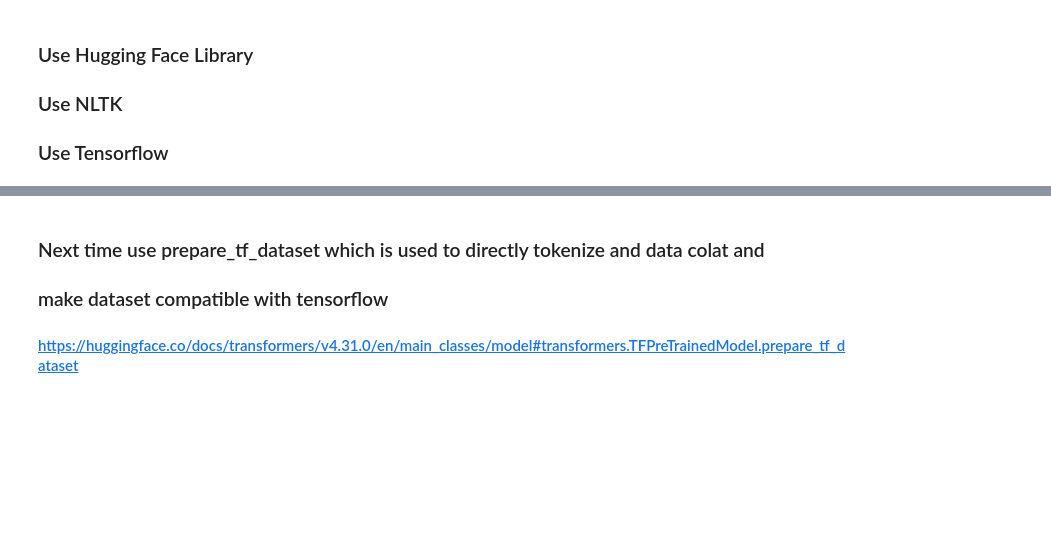
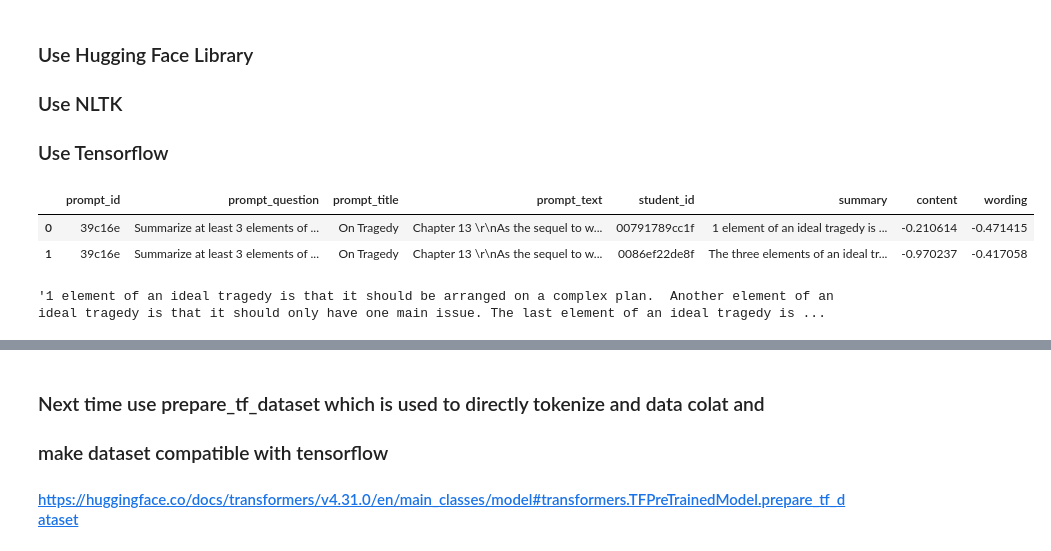
Before and after one commit to PrathmeshAdsod/Evaluate-Student-Summaries, a Jupyter notebook: evaluate student summaries.ipynb, the cells around one changed output, grey strips where cells are left out. Saved outputs shown, nothing was run; the diff lists cells and outputs as text; code cells hidden in the pictures; blank space fills up the shorter version.

```diff
--- a/evaluate student summaries.ipynb
+++ b/evaluate student summaries.ipynb
@@ -57,0 +46,10 @@ dataset_test = prepare_data(test)
+# %%
+train.head(2)
+# %% [output]
+|  | prompt_id | prompt_question | prompt_title | prompt_text | student_id | summary | content | wording |
+| 0 | 39c16e | Summarize at least 3 elements of ... | On Tragedy | Chapter 13 \r\nAs the sequel to w... | 00791789cc1f | 1 element of an ideal tragedy is ... | -0.210614 | -0.471415 |
+| 1 | 39c16e | Summarize at least 3 elements of ... | On Tragedy | Chapter 13 \r\nAs the sequel to w... | 0086ef22de8f | The three elements of an ideal tr... | -0.970237 | -0.417058 |
+# %%
+train['summary'][0]
+# %% [output]
+'1 element of an ideal tragedy is that it should be arranged on a complex plan.  Another element of an ideal tragedy is that it should only have one main issue. The last element of an ideal tragedy is ...
```
Also changed, not shown: parts of 31 cells of this notebook.
